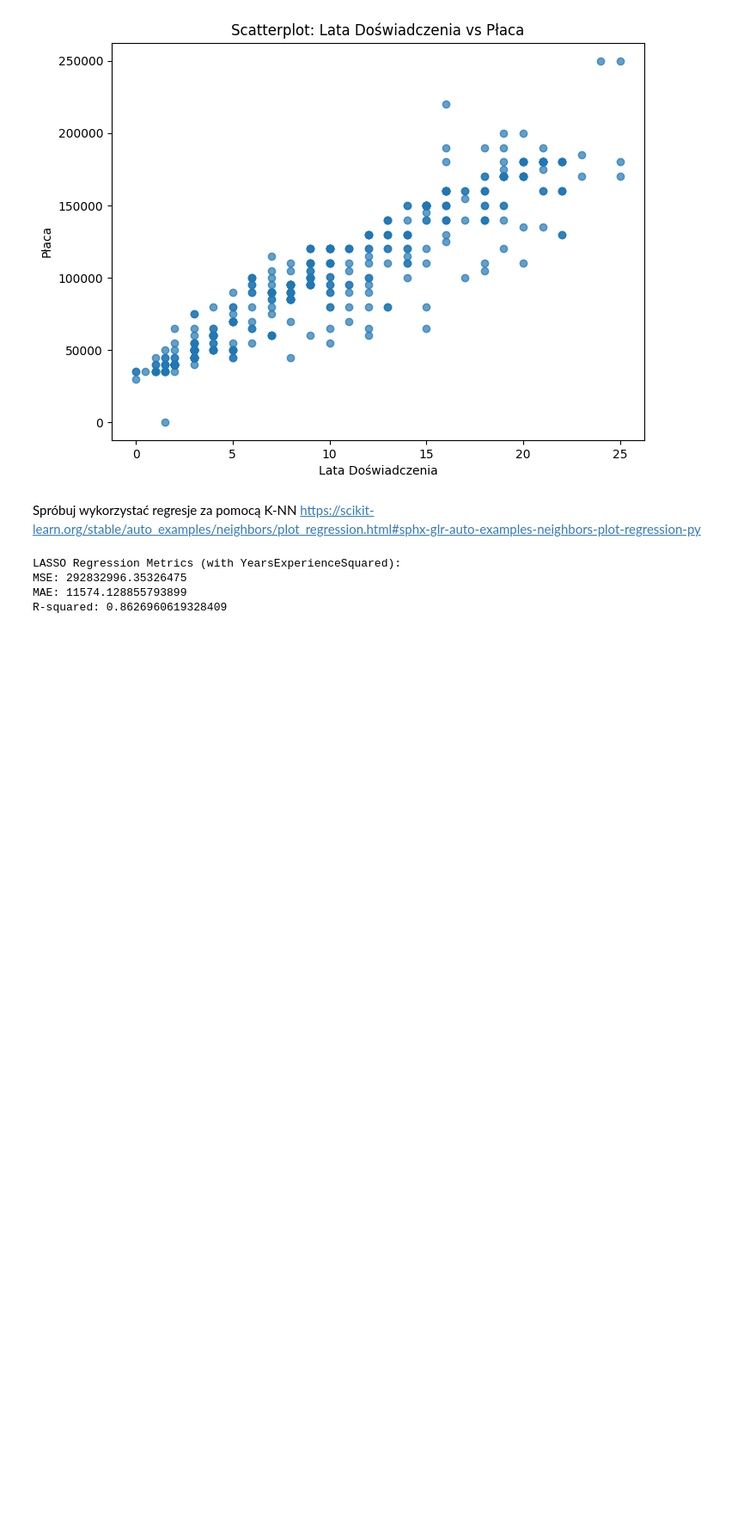
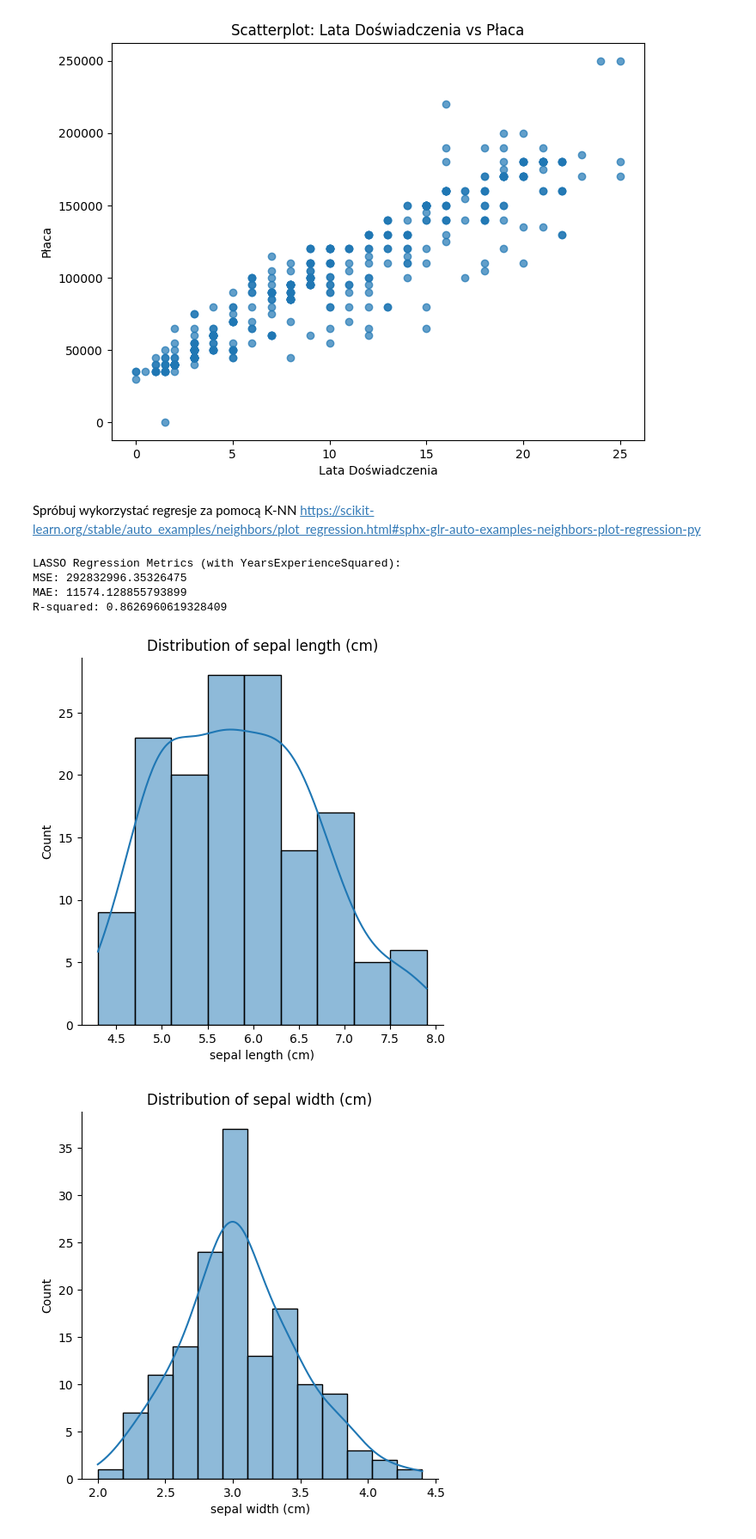
Before and after one commit to Madziurek/PUM23, a Jupyter notebook: PUM5_regresjanieliniowa.ipynb, the cells around one changed output. Shown: that part at 86% size. Cells and saved outputs as stored; diff of their text form; code cells hidden in the pictures; blank space fills up the shorter version.

```diff
--- a/PUM5_regresjanieliniowa.ipynb
+++ b/PUM5_regresjanieliniowa.ipynb
@@ -197,3 +200,24 @@ LASSO Regression Metrics (with YearsExperienceSquared):
 MSE: 292832996.35326475
 MAE: 11574.128855793899
 R-squared: 0.8626960619328409
+# %%
+from sklearn import datasets
+data = datasets.load_iris()
+import matplotlib.pyplot as plt
+import numpy as np
+import seaborn as sns
+
+df = pd.DataFrame(data.data,columns=data.feature_names)
+df['target'] = data.target
+df.head()
+
+for feature in df.columns[:-1]:
+    sns.displot(df, x=feature, kind="hist", kde=True)
+    plt.title(f"Distribution of {feature}")
+    plt.show()
+
+#sklearn.ensemble.RandomForestClassifier
+#sklearn.tree.DecisionTreeClassifier
+# %% [output]
+[figure, added]
+[figure, added]
```
Also changed, not shown: parts of 4 cells of this notebook.
